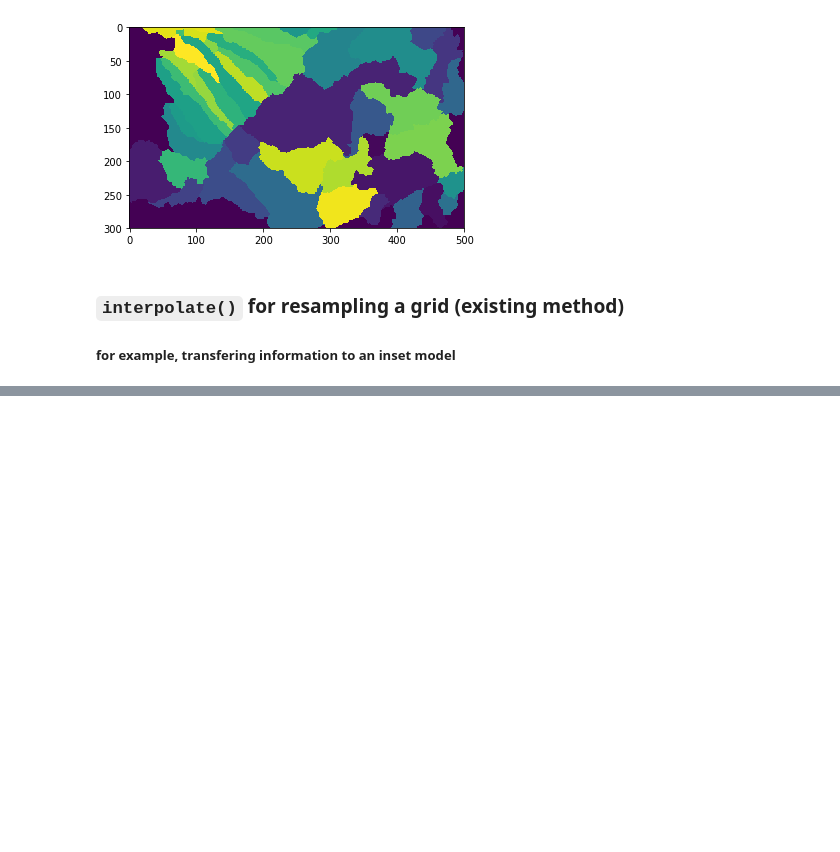
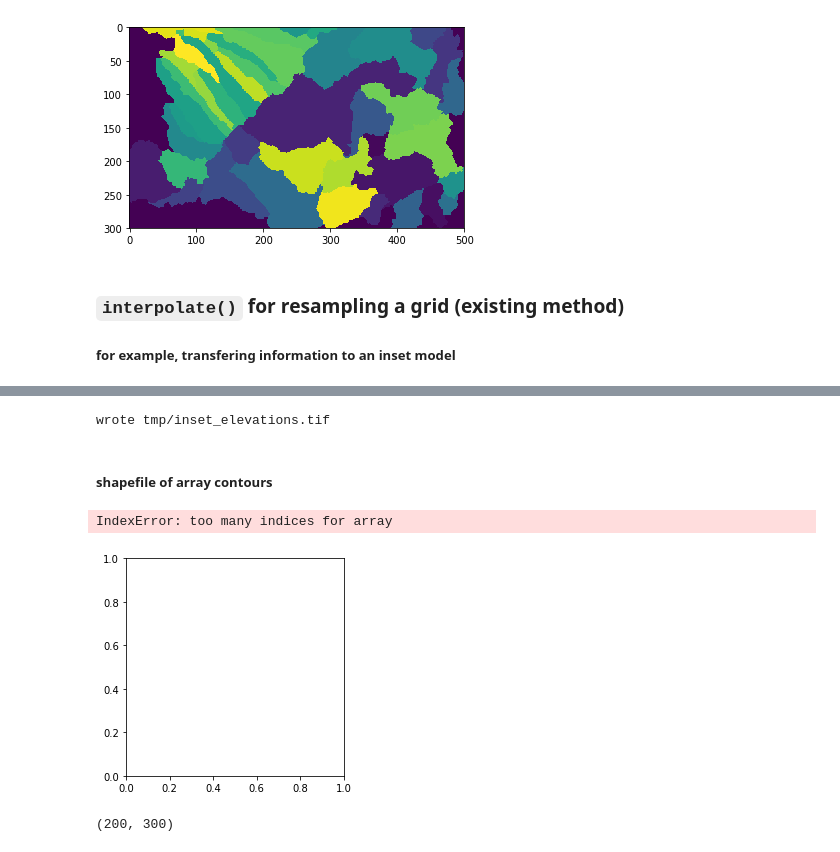
Before and after one commit to aleaf/flopy, a Jupyter notebook: examples/Notebooks/SpatialReference_demo.ipynb, the cells around one changed output, grey strips where cells are left out. Cells and saved outputs as stored; diff of their text form; code cells hidden in the pictures; blank space fills up the shorter version.

Commit message:
re-implemented existing export methods

```diff
--- a/examples/Notebooks/SpatialReference_demo.ipynb
+++ b/examples/Notebooks/SpatialReference_demo.ipynb
@@ -211,0 +246,17 @@ sr2 = SpatialReference(delc=np.ones(nrow)*dxy, delr=np.ones(ncol)*dxy,
+# %%
+sr2.export_array('{}/inset_elevations.tif'.format(tmpdir), interp)
+# %% [output]
+wrote tmp/inset_elevations.tif
+# %% [markdown]
+##### shapefile of array contours
+# %%
+levels = np.linspace(np.round(interp.min(), -1),
+                     np.round(interp.max(), -1))
+sr2.export_array_contours('{}/inset_elev_contours.shp'.format(tmpdir), interp, levels=levels)
+# %% [output]
+IndexError: too many indices for array
+[figure, added]
+# %%
+interp.shape
+# %% [output]
+(200, 300)
```
Also changed, not shown: parts of 10 cells of this notebook, 1 other file.
